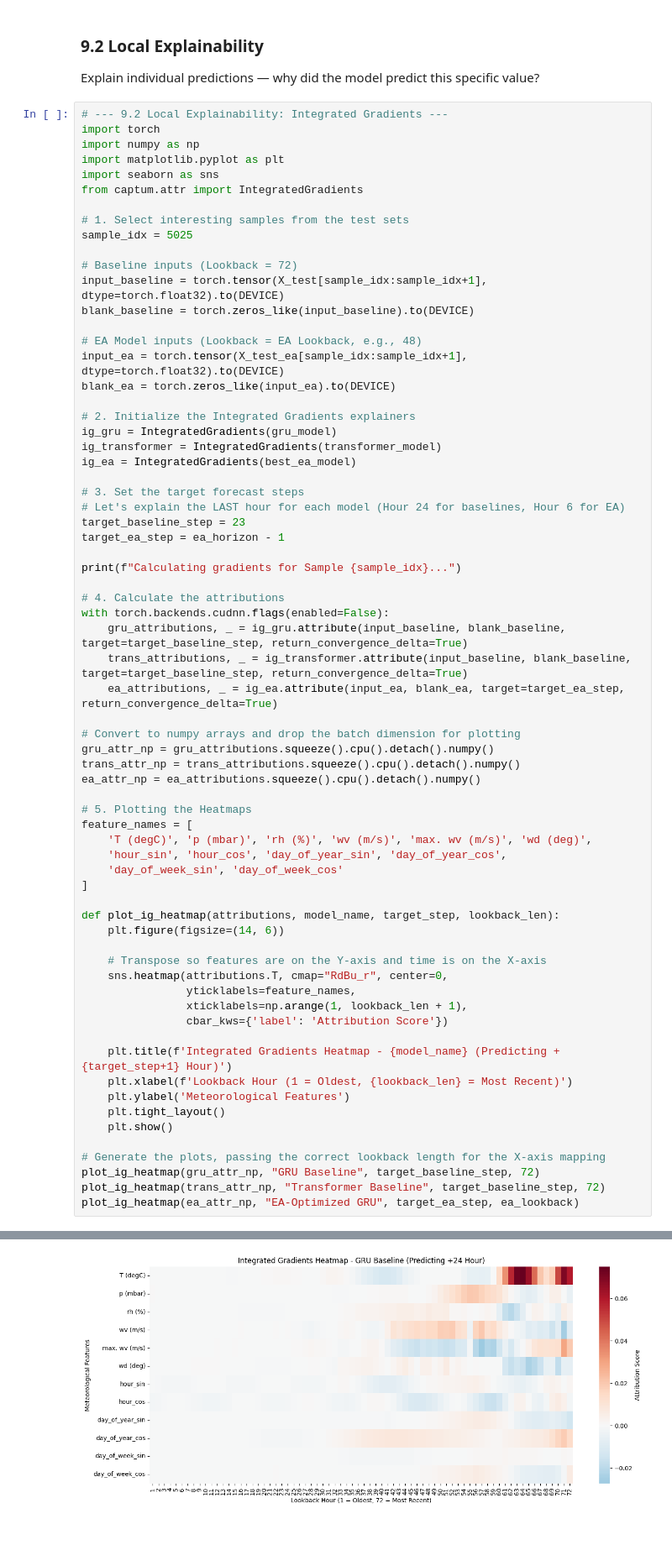
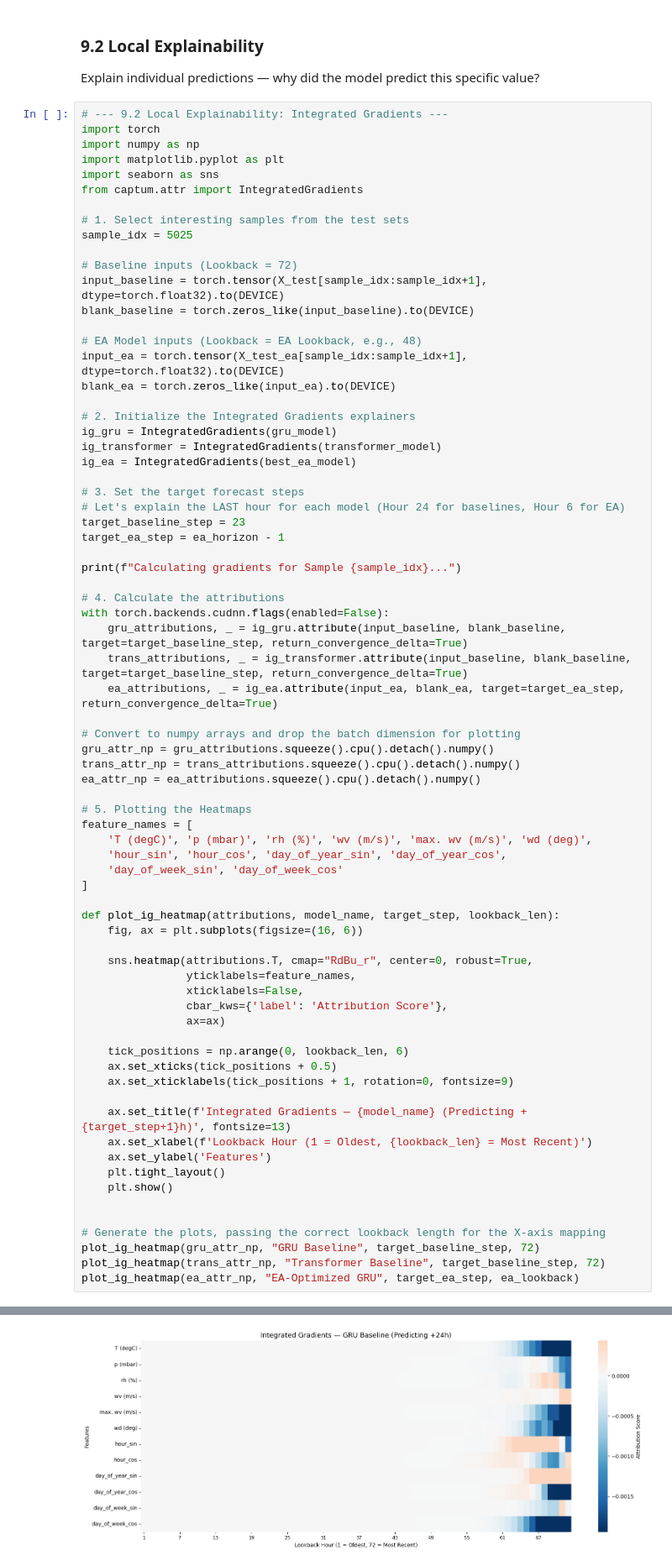
Before and after one commit to dudocas12/Advanced-Time-Series-Forecasting-Optimization-and-Explainability, a Jupyter notebook: main.ipynb, the cells around one changed output, grey strips where cells are left out. Shown at 84% size. Cells and saved outputs as stored; diff of their text form; blank space fills up the shorter version.

```diff
--- a/main.ipynb
+++ b/main.ipynb
@@ -2109,39 +2005,44 @@ print(f"Calculating gradients for Sample {sample_idx}...")
 with torch.backends.cudnn.flags(enabled=False):
     gru_attributions, _ = ig_gru.attribute(input_baseline, blank_baseline, target=target_baseline_step, return_convergence_delta=True)
     trans_attributions, _ = ig_transformer.attribute(input_baseline, blank_baseline, target=target_baseline_step, return_convergence_delta=True)
     ea_attributions, _ = ig_ea.attribute(input_ea, blank_ea, target=target_ea_step, return_convergence_delta=True)
 
 # Convert to numpy arrays and drop the batch dimension for plotting
 gru_attr_np = gru_attributions.squeeze().cpu().detach().numpy()
 trans_attr_np = trans_attributions.squeeze().cpu().detach().numpy()
 ea_attr_np = ea_attributions.squeeze().cpu().detach().numpy()
 
 # 5. Plotting the Heatmaps
 feature_names = [
     'T (degC)', 'p (mbar)', 'rh (%)', 'wv (m/s)', 'max. wv (m/s)', 'wd (deg)',
     'hour_sin', 'hour_cos', 'day_of_year_sin', 'day_of_year_cos',
     'day_of_week_sin', 'day_of_week_cos'
 ]
 
 def plot_ig_heatmap(attributions, model_name, target_step, lookback_len):
-    plt.figure(figsize=(14, 6))
+    fig, ax = plt.subplots(figsize=(16, 6))
 
-    # Transpose so features are on the Y-axis and time is on the X-axis
-    sns.heatmap(attributions.T, cmap="RdBu_r", center=0,
+    sns.heatmap(attributions.T, cmap="RdBu_r", center=0, robust=True,
                 yticklabels=feature_names,
-                xticklabels=np.arange(1, lookback_len + 1),
-                cbar_kws={'label': 'Attribution Score'})
+                xticklabels=False,
+                cbar_kws={'label': 'Attribution Score'},
+                ax=ax)
 
-    plt.title(f'Integrated Gradients Heatmap - {model_name} (Predicting +{target_step+1} Hour)')
-    plt.xlabel(f'Lookback Hour (1 = Oldest, {lookback_len} = Most Recent)')
-    plt.ylabel('Meteorological Features')
+    tick_positions = np.arange(0, lookback_len, 6)
+    ax.set_xticks(tick_positions + 0.5)
+    ax.set_xticklabels(tick_positions + 1, rotation=0, fontsize=9)
+
+    ax.set_title(f'Integrated Gradients — {model_name} (Predicting +{target_step+1}h)', fontsize=13)
+    ax.set_xlabel(f'Lookback Hour (1 = Oldest, {lookback_len} = Most Recent)')
+    ax.set_ylabel('Features')
     plt.tight_layout()
     plt.show()
+
 
 # Generate the plots, passing the correct lookback length for the X-axis mapping
 plot_ig_heatmap(gru_attr_np, "GRU Baseline", target_baseline_step, 72)
 plot_ig_heatmap(trans_attr_np, "Transformer Baseline", target_baseline_step, 72)
 plot_ig_heatmap(ea_attr_np, "EA-Optimized GRU", target_ea_step, ea_lookback)
 # %% [output]
 Calculating gradients for Sample 5025...
-[figure, old version]
+[figure, new version]
```
Also changed, not shown: parts of 17 cells of this notebook.
